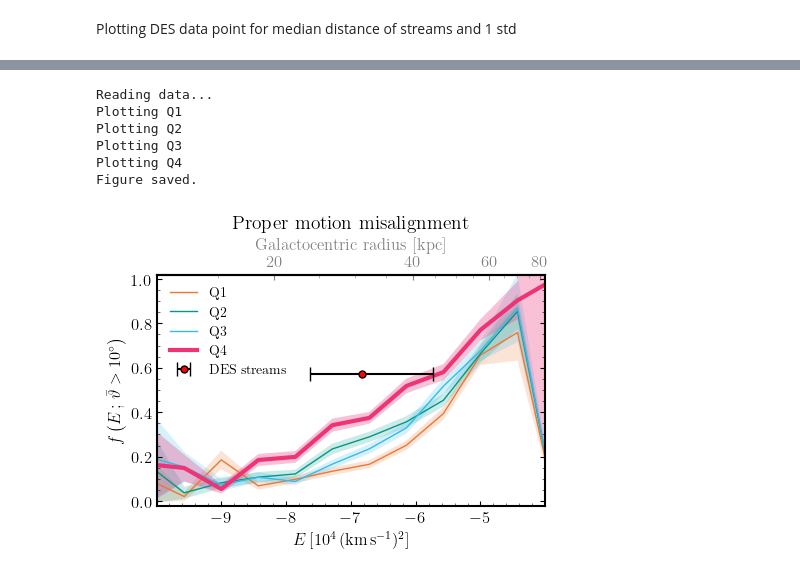
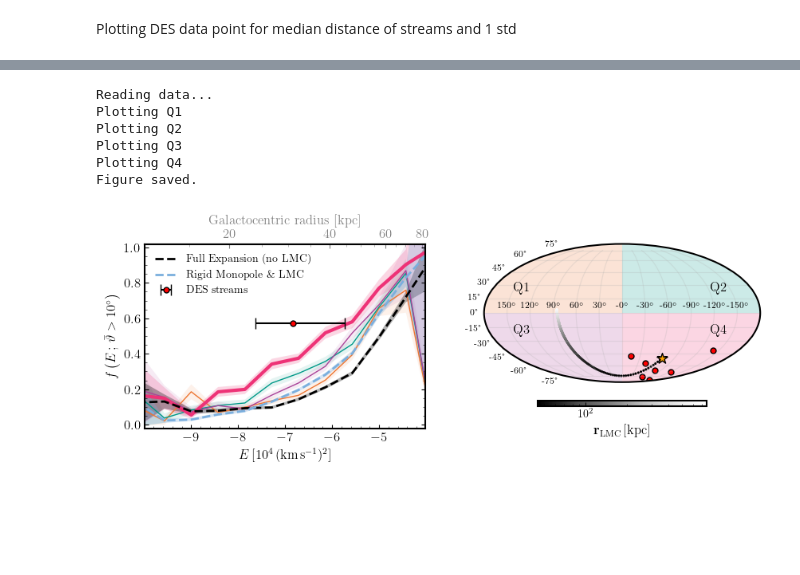
Before and after one commit to dc-broo3/oceanus, a Jupyter notebook: analysis/DES-stream-data.ipynb, the cells around one changed output, grey strips where cells are left out. Saved outputs shown, nothing was run; the diff lists cells and outputs as text; code cells hidden in the pictures; blank space fills up the shorter version.

```diff
--- a/analysis/DES-stream-data.ipynb
+++ b/analysis/DES-stream-data.ipynb
@@ -157,11 +157,11 @@ def plot_metric_QUAD(ax, indices_in_bins, metric, threshold, y_label, title, col
     if mask_idx == 3: #mask_idx == 2
         ax.plot(bin_mids, frac, lw=3, label=labels[mask_idx], c=colors[mask_idx])
         ax.fill_between(bin_mids, np.array(frac) - np.array(uncert), np.array(frac) + np.array(uncert),
-                        alpha=0.3, ec='None', fc=colors[mask_idx])
+                        alpha=0.2, ec='None', fc=colors[mask_idx])
     else:
         ax.plot(bin_mids, frac, lw=1, label=labels[mask_idx], c=colors[mask_idx])
         ax.fill_between(bin_mids, np.array(frac) - np.array(uncert), np.array(frac) + np.array(uncert),
-                        fc=colors[mask_idx], alpha=0.2, ec='None',)
+                        fc=colors[mask_idx], alpha=0.1, ec='None',)
 
     ax.set_xlabel(r'$E\,[10^{4}\,(\mathrm{km}\,\mathrm{s}^{-1})^2]$', fontsize=12)
     ax.set_ylabel(y_label, fontsize=12)
@@ -491,4 +496,7 @@ std_distance = np.std(DES_df['distance_kpc'])
 # %%
 DES_plot_data = {"frac" : frac_DES_pms,
                 "med_d" : mean_distance,
-                "std_d" : std_distance}
+                "std_d" : std_distance,
+                "gc_l": gc_l,
+                "gc_b": gc_b}
+DES_plot_data
@@ -503,13 +678,16 @@ fig6(path, potentials, labels, DES_plot_data, 'fig6', False)
 # %%
 data_path='/mnt/ceph/users/rbrooks/oceanus/analysis/stream-runs/combined-files/plotting_data/16384-dt1Myr/'
-potential_fig7 = 'full-MWhalo-full-MWdisc-full-LMC.hdf5'
-labels_fig7 = list(['Q1','Q2','Q3','Q4'])
-fig7(data_path, potential_fig7, DES_plot_data, labels_fig7, 'fig7', True)
+pots_fig6 = list(['full-MWhalo-full-MWdisc-full-LMC.hdf5', 'full-MWhalo-full-MWdisc-no-LMC.hdf5',
+                 'rm-MWhalo-full-MWdisc-full-LMC.hdf5'])
+quadlabels_fig6 = list(['','','',''])
+potlabels_fig6 = list(['','Full Expansion (no LMC)','Rigid Monopole \& LMC'])
+
+fig6(data_path, pots_fig6, DES_plot_data, quadlabels_fig6, potlabels_fig6, 'fig6', True)
 # %% [output]
 Reading data...
 Plotting Q1
 Plotting Q2
 Plotting Q3
 Plotting Q4
 Figure saved.
-[figure, old version]
+[figure, new version]
```
Also changed, not shown: parts of 10 cells of this notebook, 1 other file.
